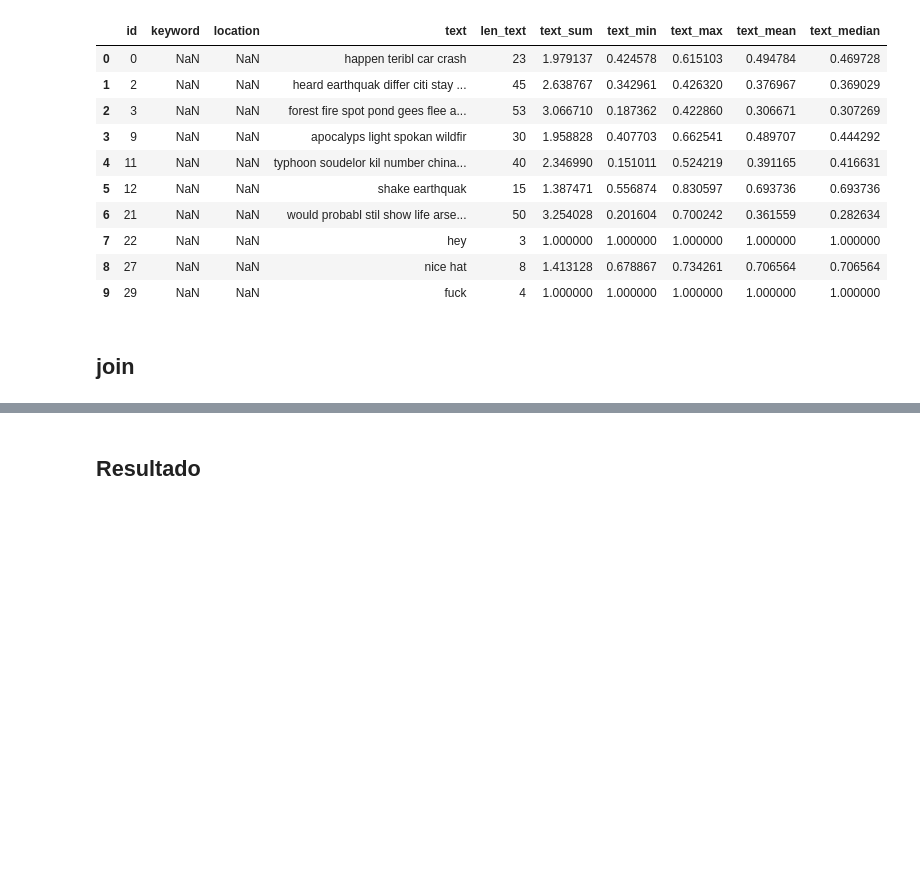
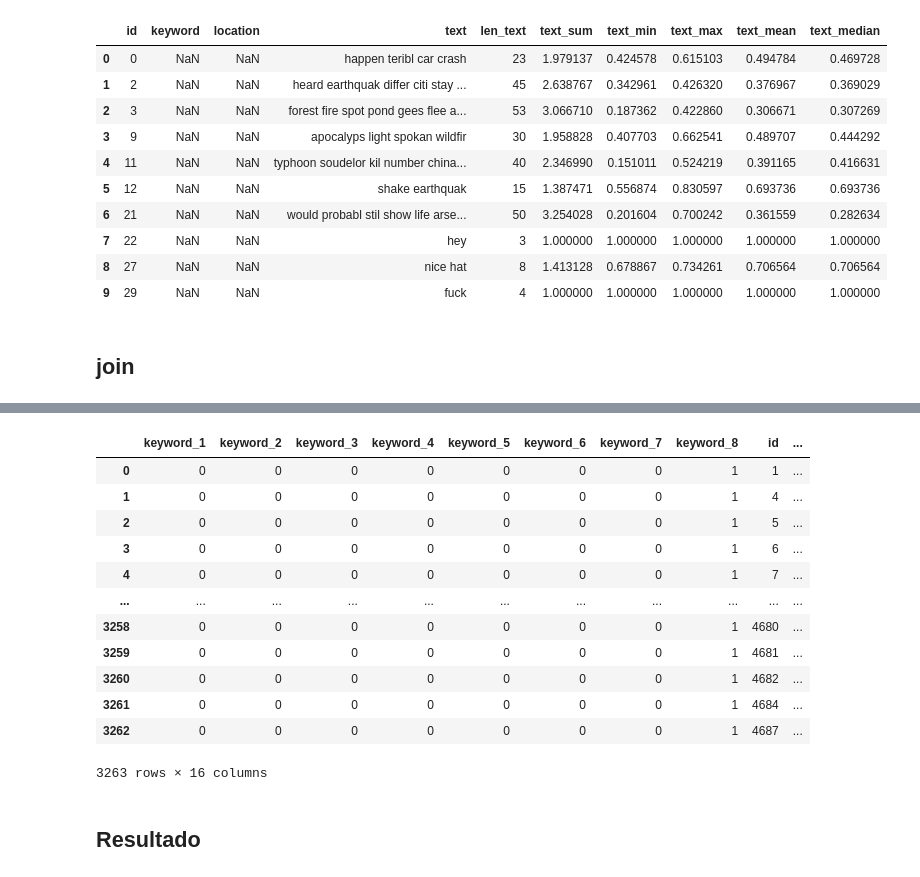
Before and after one commit to pablbob/9558-7506-Data-Hunters, a Jupyter notebook: TP2/feature_engineering.ipynb, the cells around one changed output, grey strips where cells are left out. Saved outputs shown, nothing was run; the diff lists cells and outputs as text; code cells hidden in the pictures; blank space fills up the shorter version.

```diff
--- a/TP2/feature_engineering.ipynb
+++ b/TP2/feature_engineering.ipynb
@@ -328,0 +404,16 @@ test_encoded = keyword_encoded.join(other=aux, how='inner')
+# %%
+test_encoded
+# %% [output]
+|  | keyword_1 | keyword_2 | keyword_3 | keyword_4 | keyword_5 | keyword_6 | keyword_7 | keyword_8 | id | ... |
+| 0 | 0 | 0 | 0 | 0 | 0 | 0 | 0 | 1 | 1 | ... |
+| 1 | 0 | 0 | 0 | 0 | 0 | 0 | 0 | 1 | 4 | ... |
+| 2 | 0 | 0 | 0 | 0 | 0 | 0 | 0 | 1 | 5 | ... |
+| 3 | 0 | 0 | 0 | 0 | 0 | 0 | 0 | 1 | 6 | ... |
+| 4 | 0 | 0 | 0 | 0 | 0 | 0 | 0 | 1 | 7 | ... |
+| ... | ... | ... | ... | ... | ... | ... | ... | ... | ... | ... |
+| 3258 | 0 | 0 | 0 | 0 | 0 | 0 | 0 | 1 | 4680 | ... |
+| 3259 | 0 | 0 | 0 | 0 | 0 | 0 | 0 | 1 | 4681 | ... |
+| 3260 | 0 | 0 | 0 | 0 | 0 | 0 | 0 | 1 | 4682 | ... |
+| 3261 | 0 | 0 | 0 | 0 | 0 | 0 | 0 | 1 | 4684 | ... |
+| 3262 | 0 | 0 | 0 | 0 | 0 | 0 | 0 | 1 | 4687 | ... |
+3263 rows × 16 columns
```
Also changed, not shown: parts of 12 cells of this notebook, 3 other files.
